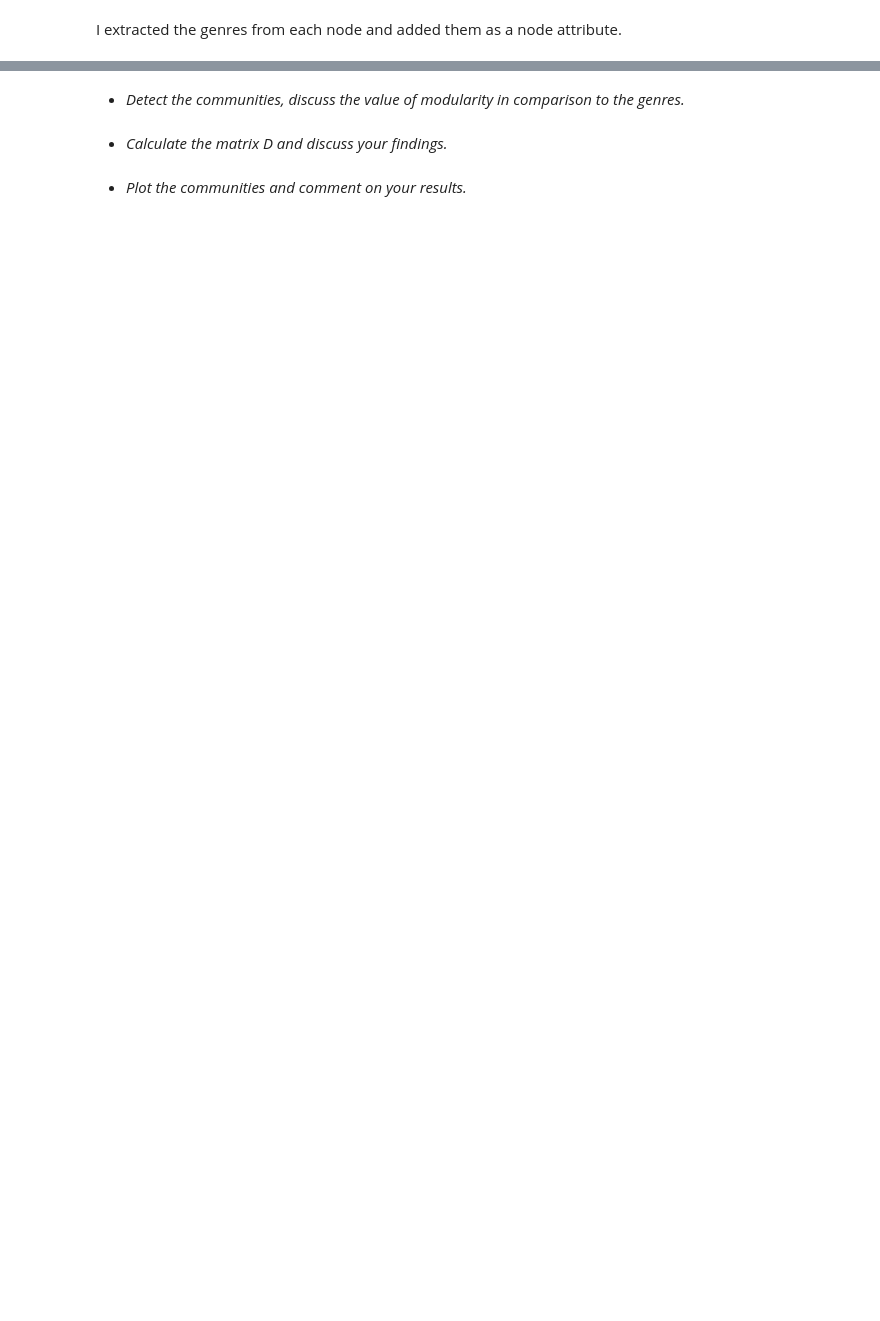
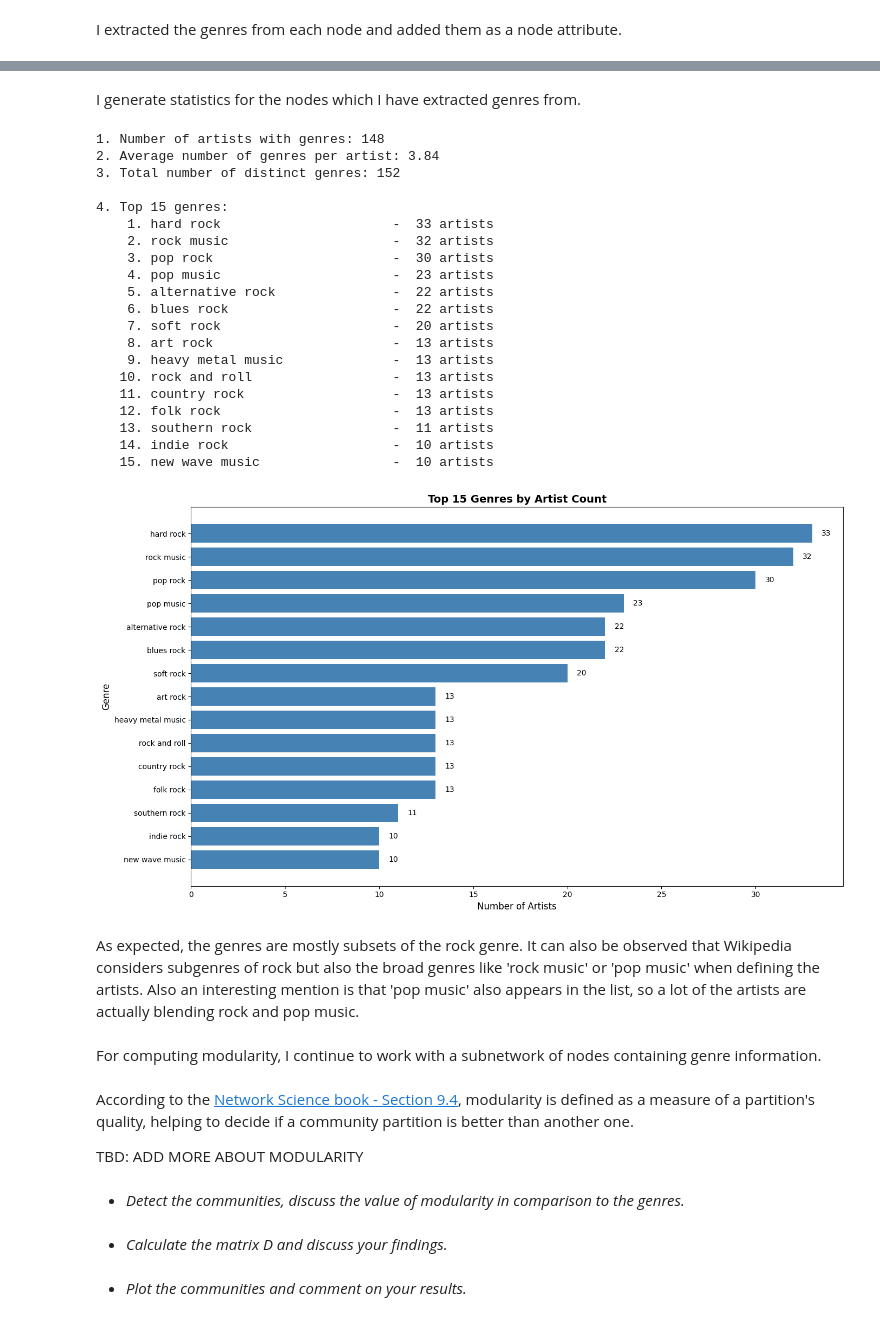
Before and after one commit to denisababeii/socialgraphs_assignment2, a Jupyter notebook: denisa.ipynb, the cells around one changed output, grey strips where cells are left out. Drawn from its saved outputs; the diff is of its cells as text; code cells hidden in the pictures; blank space fills up the shorter version.

Commit message:
Continue work

```diff
--- a/denisa.ipynb
+++ b/denisa.ipynb
@@ -71,7 +71,6 @@ def clean_genre(genre):
 def extract_genres(content):
     # Parse the JSON structure
     data = json.loads(content)
-    print(data)
 
     # Navigate to the wikitext content
     pages = data.get('query', {}).get('pages', {})
@@ -101,7 +100,6 @@ def extract_genres(content):
 
     if not genre_match:
         return []
-    print('here')
 
     genre_content = genre_match.group(1).strip()
 
@@ -134,7 +132,7 @@ def extract_genres(content):
     for genre in genres:
         if genre:
             cleaned_genre = clean_genre(genre)
-            #if cleaned_genre != 'allmusic': # Remove allmusic (discovered during testing)
-            cleaned_genres.append(cleaned_genre)
-    print('here')
+            if cleaned_genre != 'allmusic': # Remove allmusic (discovered during testing)
+                cleaned_genres.append(cleaned_genre)
+
     return cleaned_genres
@@ -153,0 +212,31 @@ for n in network.nodes():
+# %% [markdown]
+I generate statistics for the nodes which I have extracted genres from.
+# %%
+nodes_with_genres = [n for n in network.nodes() if network.nodes[n]['genres']]
+stats = generate_statistics(nodes_with_genres)
+# %% [output]
+1. Number of artists with genres: 148
+2. Average number of genres per artist: 3.84
+3. Total number of distinct genres: 152
+
+4. Top 15 genres:
+    1. hard rock                      -  33 artists
+    2. rock music                     -  32 artists
+    3. pop rock                       -  30 artists
+    4. pop music                      -  23 artists
+    5. alternative rock               -  22 artists
+    6. blues rock                     -  22 artists
+    7. soft rock                      -  20 artists
+    8. art rock                       -  13 artists
+    9. heavy metal music              -  13 artists
+   10. rock and roll                  -  13 artists
+   11. country rock                   -  13 artists
+   12. folk rock                      -  13 artists
+   13. southern rock                  -  11 artists
+   14. indie rock                     -  10 artists
+   15. new wave music                 -  10 artists
+[figure, added]
+# %% [markdown]
+As expected, the genres are mostly subsets of the rock genre. It can also be observed that Wikipedia considers subgenres of rock but also the broad genres like 'rock music' or 'pop music' when defining the artists. Also an interesting mention is that 'pop music' also appears in the list, so a lot of the artists are actually blending rock and pop music.
+# %% [markdown]
+For computing modularity, I continue to work with a subnetwork of nodes containing genre information.
@@ -154,3 +245,7 @@ for n in network.nodes():
+# %% [markdown]
+According to the [Network Science book - Section 9.4](https://networksciencebook.com/chapter/9#modularity:~:text=Section%209.4-,Modularity,-In%20a%20randomly), modularity is defined as a measure of a partition's quality, helping to decide if a community partition is better than another one.
+
+TBD: ADD MORE ABOUT MODULARITY
 # %% [markdown]
 * *Detect the communities, discuss the value of modularity in comparison to the genres.*
 # %% [markdown]
```
Also changed, not shown: parts of 4 cells of this notebook.
